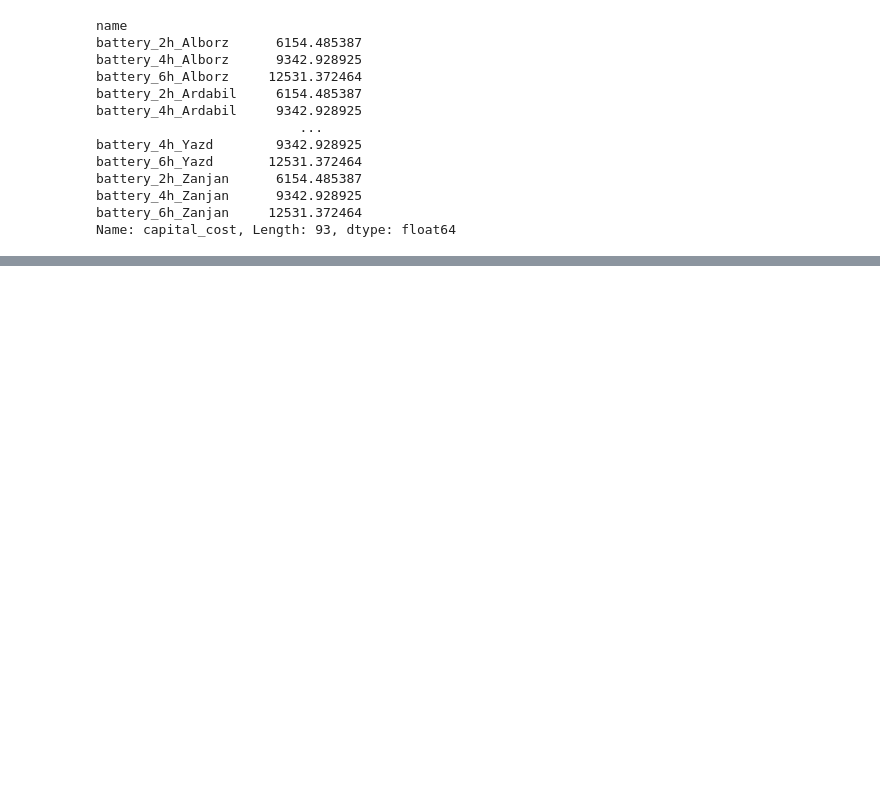
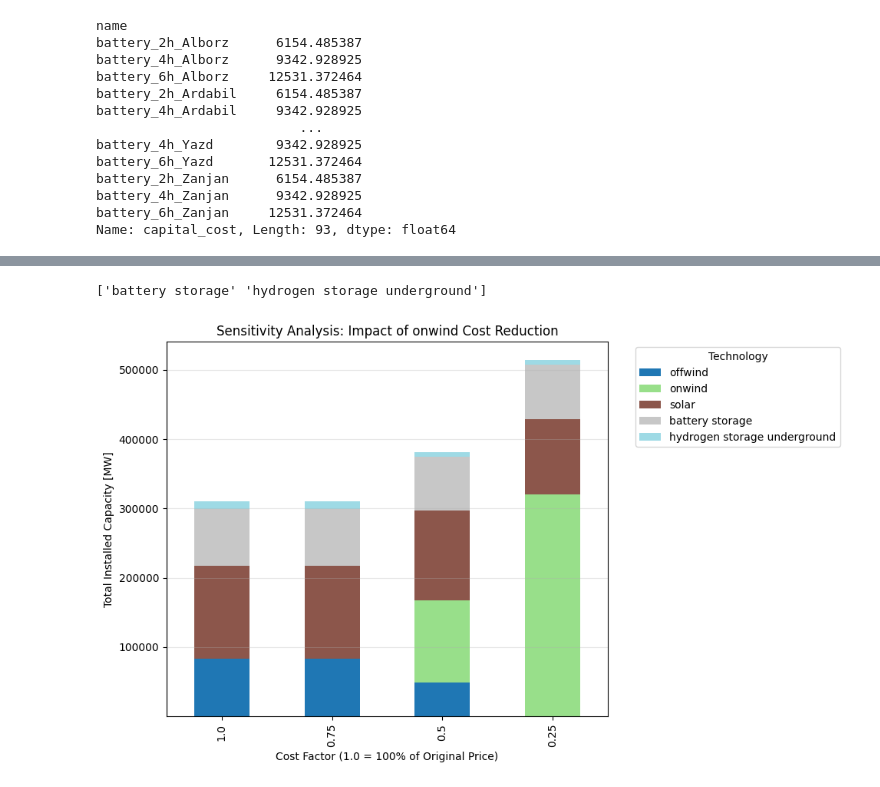
Before and after one commit to morteezzaa/iran-renewable-system-analysis, a Jupyter notebook: model_sensitivity_analysis.ipynb, the cells around one changed output, grey strips where cells are left out. Drawn from its saved outputs; the diff is of its cells as text; code cells hidden in the pictures; blank space fills up the shorter version.

```diff
--- a/model_sensitivity_analysis.ipynb
+++ b/model_sensitivity_analysis.ipynb
@@ -174,0 +177,18 @@ INFO:gurobipy:Reading time = 4.35 seconds
+# %%
+results_withoud_0_battery_cost = df_results_re.iloc[:, :-1]
+# Plotting a stacked bar chart
+# X-axis: Cost Factor, Y-axis: Installed Capacity
+ax = results_withoud_0_battery_cost.T.plot(kind="bar", stacked=True, figsize=(10, 6), colormap="tab20")
+print(n.storage_units.carrier.unique())
+plt.title(f"Sensitivity Analysis: Impact of {tech_name} Cost Reduction")
+plt.xlabel("Cost Factor (1.0 = 100% of Original Price)")
+plt.ylabel("Total Installed Capacity [MW]")
+plt.legend(title="Technology", bbox_to_anchor=(1.05, 1), loc='upper left')
+plt.grid(axis="y", alpha=0.3)
+plt.tight_layout()
+
+# Show the plot
+plt.show()
+# %% [output]
+['battery storage' 'hydrogen storage underground']
+[figure, added]
```
Also changed, not shown: parts of 7 cells of this notebook, 7 other files.
